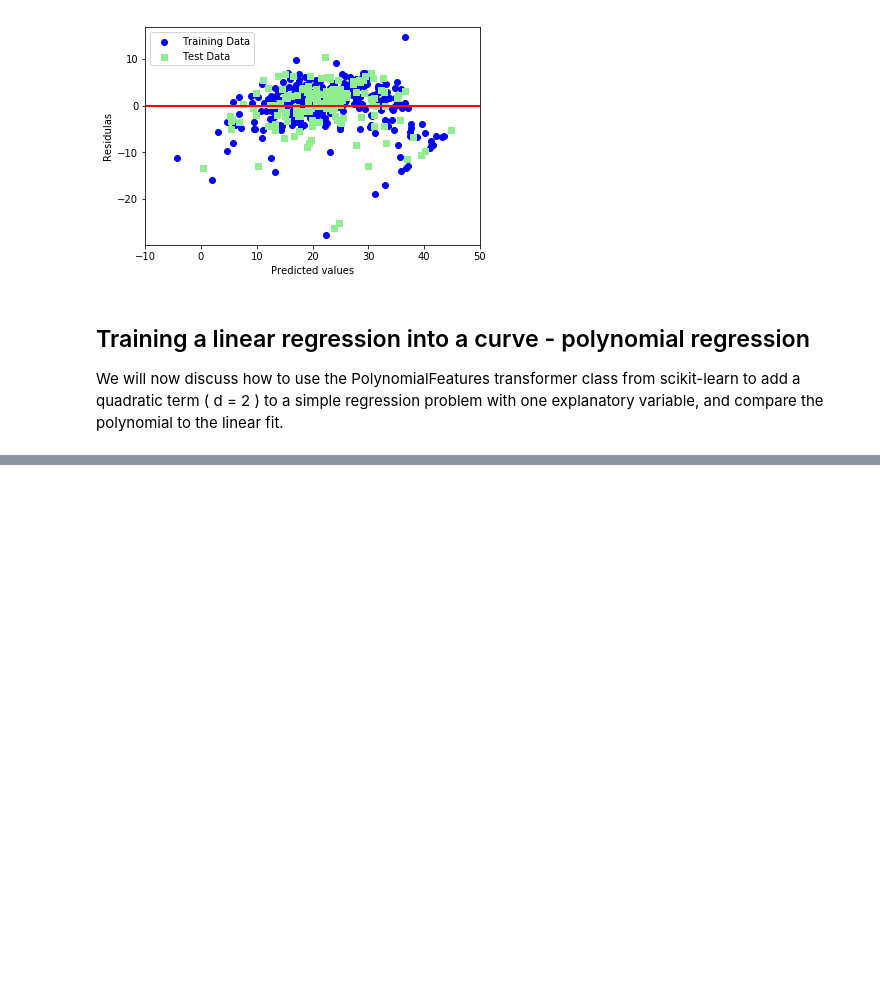
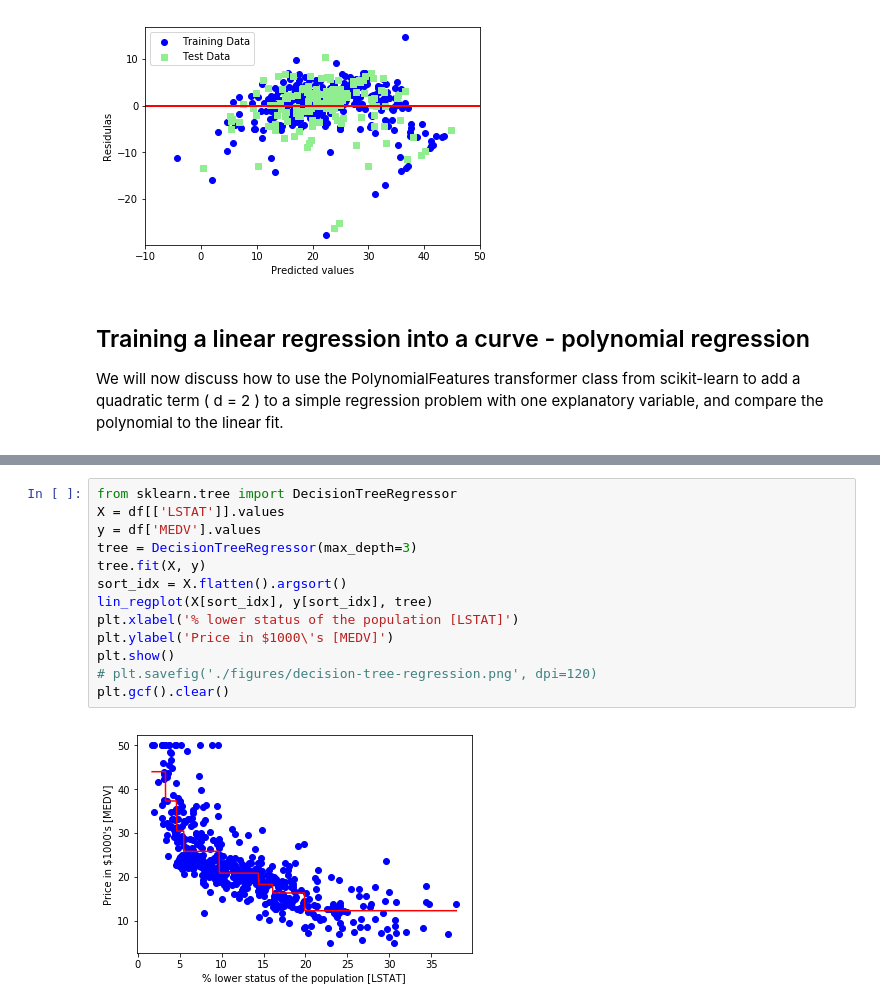
Before and after one commit to prakharchoudhary/Tale-O-Regression, a Jupyter notebook: regression-sklearn.ipynb, the cells around one changed output, grey strips where cells are left out. Drawn from its saved outputs; the diff is of its cells as text; blank space fills up the shorter version.

```diff
--- a/regression-sklearn.ipynb
+++ b/regression-sklearn.ipynb
@@ -196,0 +300,15 @@ print('Training R^2 linear: %.3f, quadratic: %.3f' % (
+# %%
+from sklearn.tree import DecisionTreeRegressor
+X = df[['LSTAT']].values
+y = df['MEDV'].values
+tree = DecisionTreeRegressor(max_depth=3)
+tree.fit(X, y)
+sort_idx = X.flatten().argsort()
+lin_regplot(X[sort_idx], y[sort_idx], tree)
+plt.xlabel('% lower status of the population [LSTAT]')
+plt.ylabel('Price in $1000\'s [MEDV]')
+plt.show()
+# plt.savefig('./figures/decision-tree-regression.png', dpi=120)
+plt.gcf().clear()
+# %% [output]
+[figure, added]
```
Also changed, not shown: parts of 12 cells of this notebook, 4 other files.
